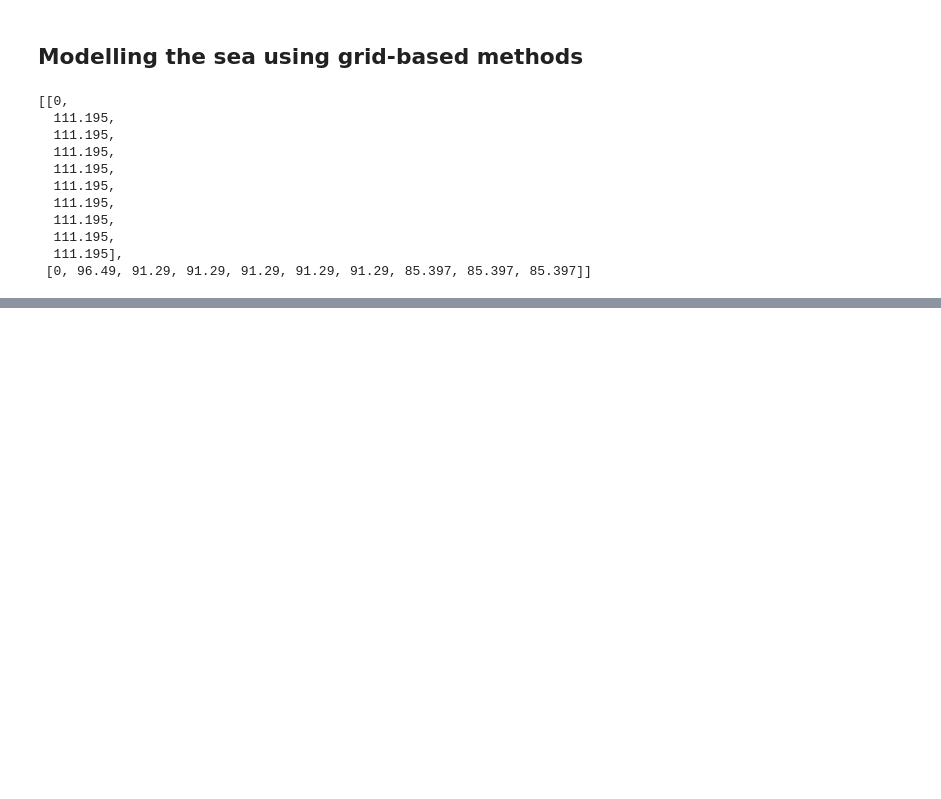
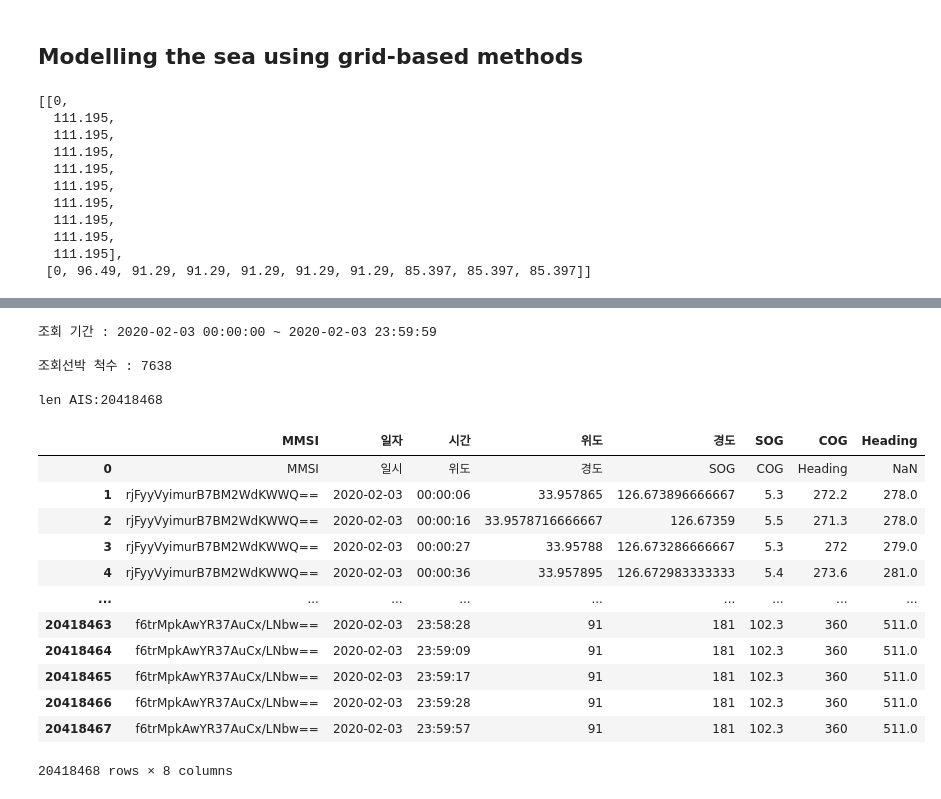
Before and after one commit to Predicting-marine-traffic-conditions/Predict-Maritime-Congestion_Sol2, a Jupyter notebook: PredictMaineCongestion.ipynb, the cells around one changed output, grey strips where cells are left out. Drawn from its saved outputs; the diff is of its cells as text; code cells hidden in the pictures; blank space fills up the shorter version.

```diff
--- a/PredictMaineCongestion.ipynb
+++ b/PredictMaineCongestion.ipynb
@@ -101,3 +111,41 @@ grid_lon = [x+y for x,y in zip(grid_lon, collection_grid_lon)]
+# %%
+DATA_DIR = "data/AIS/"
+skiprow_count = 2
+
+f = open(DATA_DIR+'Dynamic_20200203.csv', 'r', encoding='cp949')
+for i in range(0, skiprow_count):
+    line = f.readline()
+    if not line: break
+    print(line)
+f.close()
+
+ais = pd.read_csv(DATA_DIR+'Dynamic_20200203.csv',
+                  encoding='cp949', sep='\s+|,', engine='python',
+                  skiprows=range(0, skiprow_count),
+                  names=['MMSI','일자', '시간', '위도','경도', 'SOG', 'COG', 'Heading'])
+print('len AIS:' + str(len(ais)))
+# %% [output]
+조회 기간 : 2020-02-03 00:00:00 ~ 2020-02-03 23:59:59
+
+조회선박 척수 : 7638
+
+len AIS:20418468
+# %%
+ais
+# %% [output]
+|  | MMSI | 일자 | 시간 | 위도 | 경도 | SOG | COG | Heading |
+| 0 | MMSI | 일시 | 위도 | 경도 | SOG | COG | Heading | NaN |
+| 1 | rjFyyVyimurB7BM2WdKWWQ== | 2020-02-03 | 00:00:06 | 33.957865 | 126.673896666667 | 5.3 | 272.2 | 278.0 |
+| 2 | rjFyyVyimurB7BM2WdKWWQ== | 2020-02-03 | 00:00:16 | 33.9578716666667 | 126.67359 | 5.5 | 271.3 | 278.0 |
+| 3 | rjFyyVyimurB7BM2WdKWWQ== | 2020-02-03 | 00:00:27 | 33.95788 | 126.673286666667 | 5.3 | 272 | 279.0 |
+| 4 | rjFyyVyimurB7BM2WdKWWQ== | 2020-02-03 | 00:00:36 | 33.957895 | 126.672983333333 | 5.4 | 273.6 | 281.0 |
+| ... | ... | ... | ... | ... | ... | ... | ... | ... |
+| 20418463 | f6trMpkAwYR37AuCx/LNbw== | 2020-02-03 | 23:58:28 | 91 | 181 | 102.3 | 360 | 511.0 |
+| 20418464 | f6trMpkAwYR37AuCx/LNbw== | 2020-02-03 | 23:59:09 | 91 | 181 | 102.3 | 360 | 511.0 |
+| 20418465 | f6trMpkAwYR37AuCx/LNbw== | 2020-02-03 | 23:59:17 | 91 | 181 | 102.3 | 360 | 511.0 |
+| 20418466 | f6trMpkAwYR37AuCx/LNbw== | 2020-02-03 | 23:59:28 | 91 | 181 | 102.3 | 360 | 511.0 |
+| 20418467 | f6trMpkAwYR37AuCx/LNbw== | 2020-02-03 | 23:59:57 | 91 | 181 | 102.3 | 360 | 511.0 |
+20418468 rows × 8 columns
 # %%
 f = plt.figure(figsize=[20,20])
 m = Basemap(llcrnrlon = base_lon[0], llcrnrlat = base_lat[0],
```
Also changed, not shown: parts of 7 cells of this notebook.
